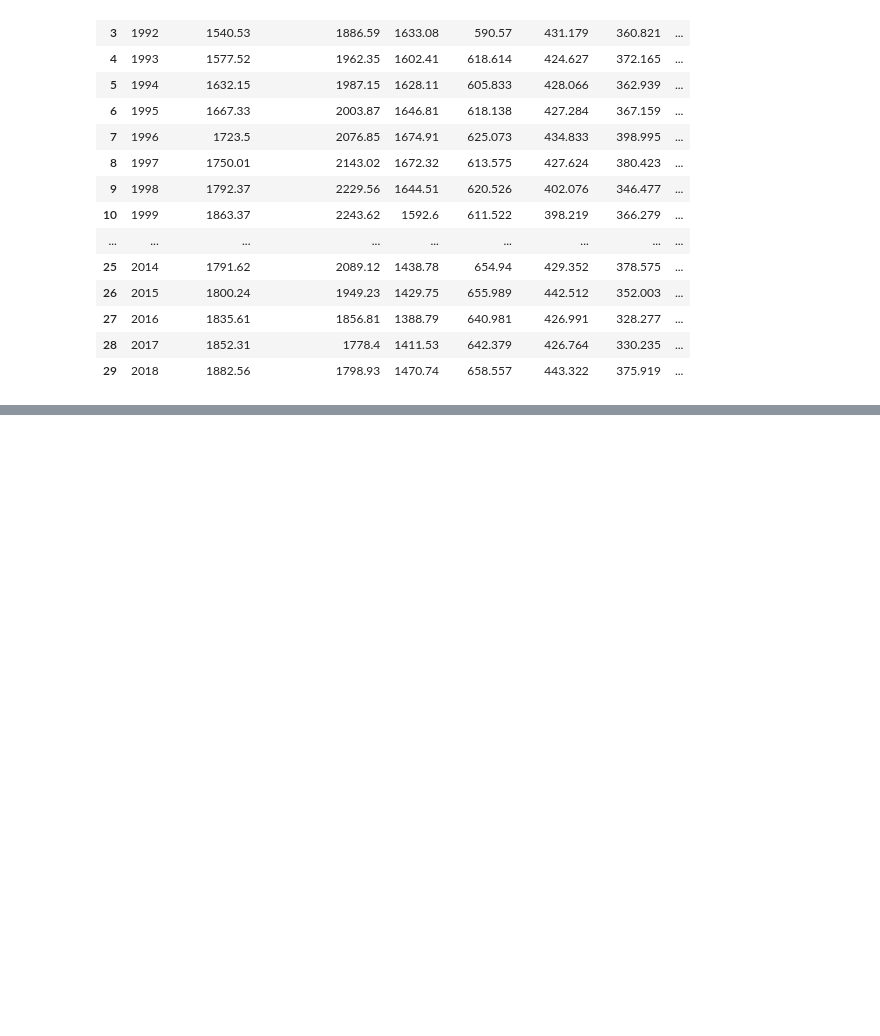
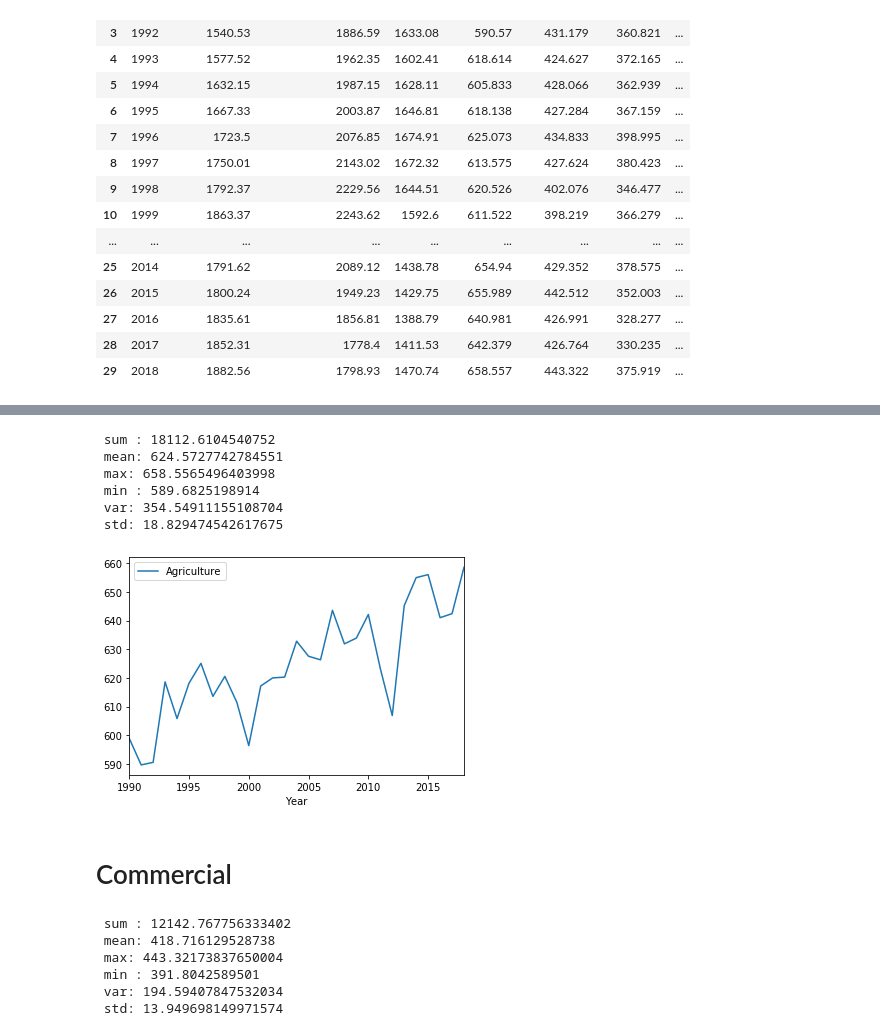
Before and after one commit to WMcWilliams15/NSS-Capstone, a Jupyter notebook: Notebooks/Breakdown of co2 emissions for the U.S..ipynb, the cells around one changed output, grey strips where cells are left out. Cells and saved outputs as stored; diff of their text form; code cells hidden in the pictures; blank space fills up the shorter version.

```diff
--- a/Notebooks/Breakdown of co2 emissions for the U.S..ipynb
+++ b/Notebooks/Breakdown of co2 emissions for the U.S..ipynb
@@ -44,0 +123,25 @@ co2_breakdown
+# %%
+get_aggs(co2_breakdown, 'Agriculture')
+# %% [output]
+ sum : 18112.6104540752
+ mean: 624.5727742784551
+ max: 658.5565496403998
+ min : 589.6825198914
+ var: 354.54911155108704
+ std: 18.829474542617675
+# %%
+co2_breakdown.plot(x ='Year', y='Agriculture', kind = 'line')
+plt.show()
+# %% [output]
+[figure, added]
+# %% [markdown]
+# Commercial
+# %%
+get_aggs(co2_breakdown, 'Commercial')
+# %% [output]
+ sum : 12142.767756333402
+ mean: 418.716129528738
+ max: 443.32173837650004
+ min : 391.8042589501
+ var: 194.59407847532034
+ std: 13.949698149971574
```
Also changed, not shown: parts of 21 cells of this notebook, 4 other files.
